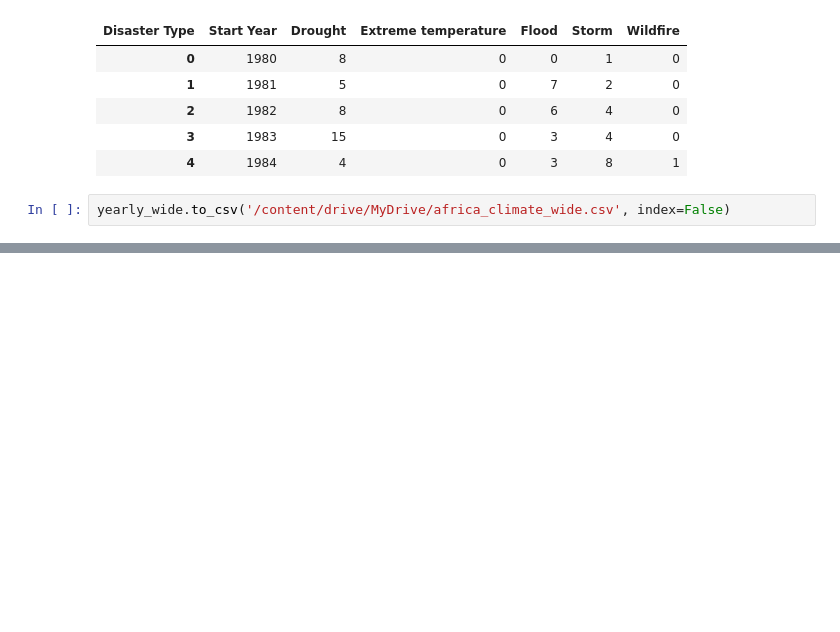
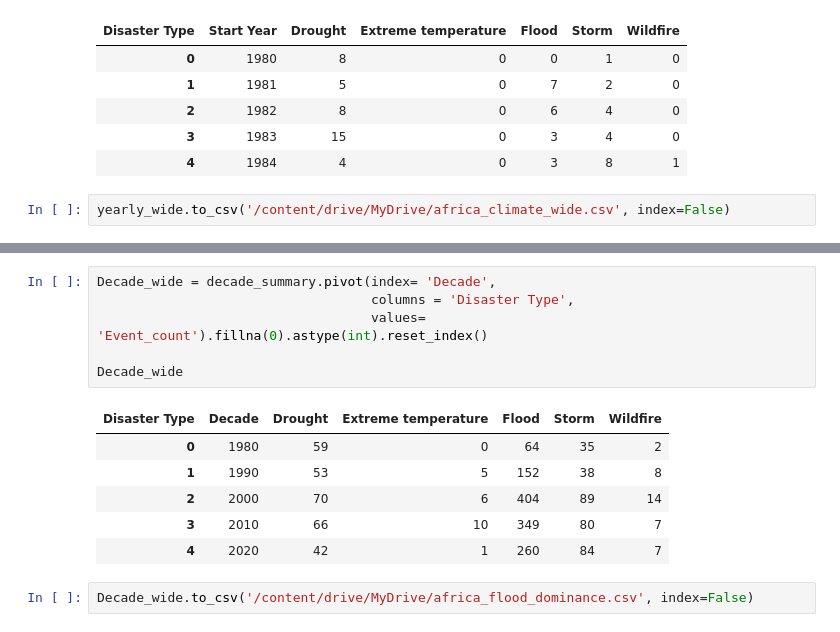
Before and after one commit to Code-blize/africa-climate-disaster-timeline, a Jupyter notebook: notebook/africa_climate_timeline.ipynb, the cells around one changed output, grey strips where cells are left out. Saved outputs shown, nothing was run; the diff lists cells and outputs as text; blank space fills up the shorter version.

```diff
--- a/notebook/africa_climate_timeline.ipynb
+++ b/notebook/africa_climate_timeline.ipynb
@@ -243,0 +305,15 @@ yearly_wide.to_csv('/content/drive/MyDrive/africa_climate_wide.csv', index=False
+# %%
+Decade_wide = decade_summary.pivot(index= 'Decade',
+                                   columns = 'Disaster Type',
+                                   values= 'Event_count').fillna(0).astype(int).reset_index()
+
+Decade_wide
+# %% [output]
+| Disaster Type | Decade | Drought | Extreme temperature | Flood | Storm | Wildfire |
+| 0 | 1980 | 59 | 0 | 64 | 35 | 2 |
+| 1 | 1990 | 53 | 5 | 152 | 38 | 8 |
+| 2 | 2000 | 70 | 6 | 404 | 89 | 14 |
+| 3 | 2010 | 66 | 10 | 349 | 80 | 7 |
+| 4 | 2020 | 42 | 1 | 260 | 84 | 7 |
+# %%
+Decade_wide.to_csv('/content/drive/MyDrive/africa_flood_dominance.csv', index=False)
```
Also changed, not shown: parts of 6 cells of this notebook.
